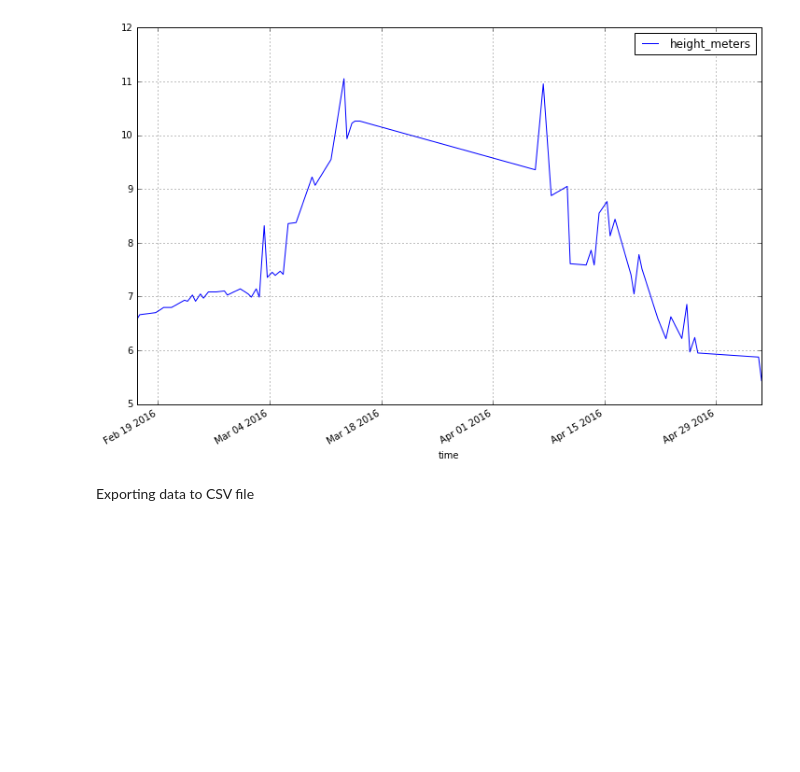
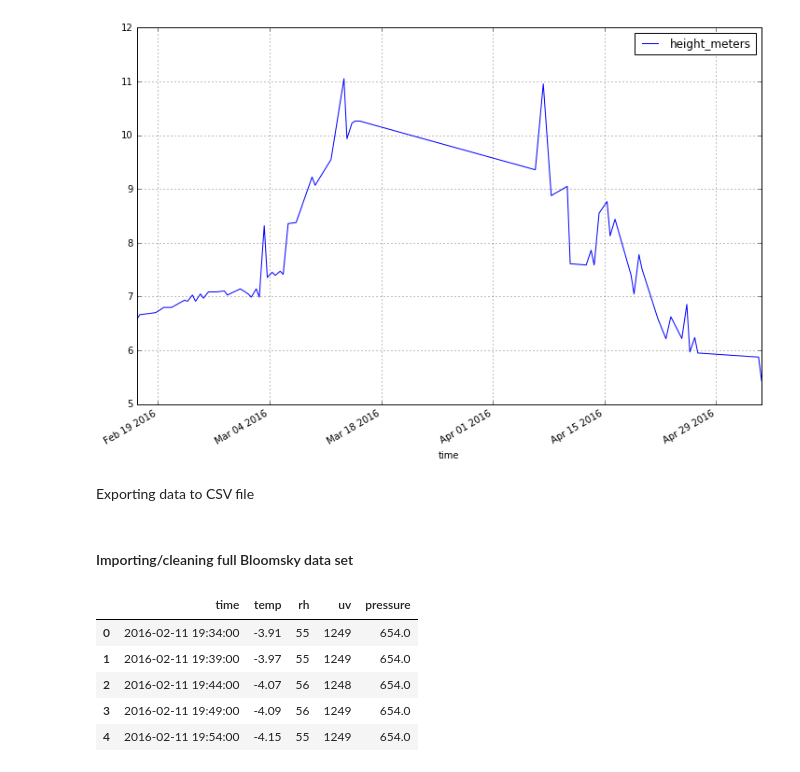
Before and after one commit to slowmotionprojects/icestupa, a Jupyter notebook: icestupa_growth_analysis/notebooks/1.0-np-data_import_and_cleaning.ipynb, the cells around one changed output. Drawn from its saved outputs; the diff is of its cells as text; code cells hidden in the pictures; blank space fills up the shorter version.

Commit message:
Added full Bloomsky data to the import/cleaning pipeline

```diff
--- a/icestupa_growth_analysis/notebooks/1.0-np-data_import_and_cleaning.ipynb
+++ b/icestupa_growth_analysis/notebooks/1.0-np-data_import_and_cleaning.ipynb
@@ -133,3 +132,24 @@ df[['time', 'height_meters']].set_index('time').plot(figsize=(12,8), grid=True);
 Exporting data to CSV file
 # %%
 df.to_csv('../data/processed/icestupa_measurements.csv', index=False)
+# %% [markdown]
+#### Importing/cleaning full Bloomsky data set
+# %%
+dfbloomsky_all = pd.read_csv('../data/interim/Bloomsky_data_all.csv', parse_dates=['Time'])
+dfbloomsky_all.rename(columns={'Time': 'time',
+                               'Temperature(C)': 'temp',
+                               'RH': 'rh',
+                               'UV Index': 'uv',
+                               'Pressure(mbar)': 'pressure',
+                               'Pressure(mbar)': 'pressure'}, inplace=True)
+dfbloomsky_all = dfbloomsky_all[[col for col in dfbloomsky_all.columns if not (col.startswith('Unnamed')
+                                                                               or col.startswith('Image')
+                                                                               or col.startswith('Precipitation'))]]
+dfbloomsky_all.head()
+# %% [output]
+|  | time | temp | rh | uv | pressure |
+| 0 | 2016-02-11 19:34:00 | -3.91 | 55 | 1249 | 654.0 |
+| 1 | 2016-02-11 19:39:00 | -3.97 | 55 | 1249 | 654.0 |
+| 2 | 2016-02-11 19:44:00 | -4.07 | 56 | 1248 | 654.0 |
+| 3 | 2016-02-11 19:49:00 | -4.09 | 56 | 1249 | 654.0 |
+| 4 | 2016-02-11 19:54:00 | -4.15 | 55 | 1249 | 654.0 |
```
Also changed, not shown: parts of 2 cells of this notebook, 4 other files.
